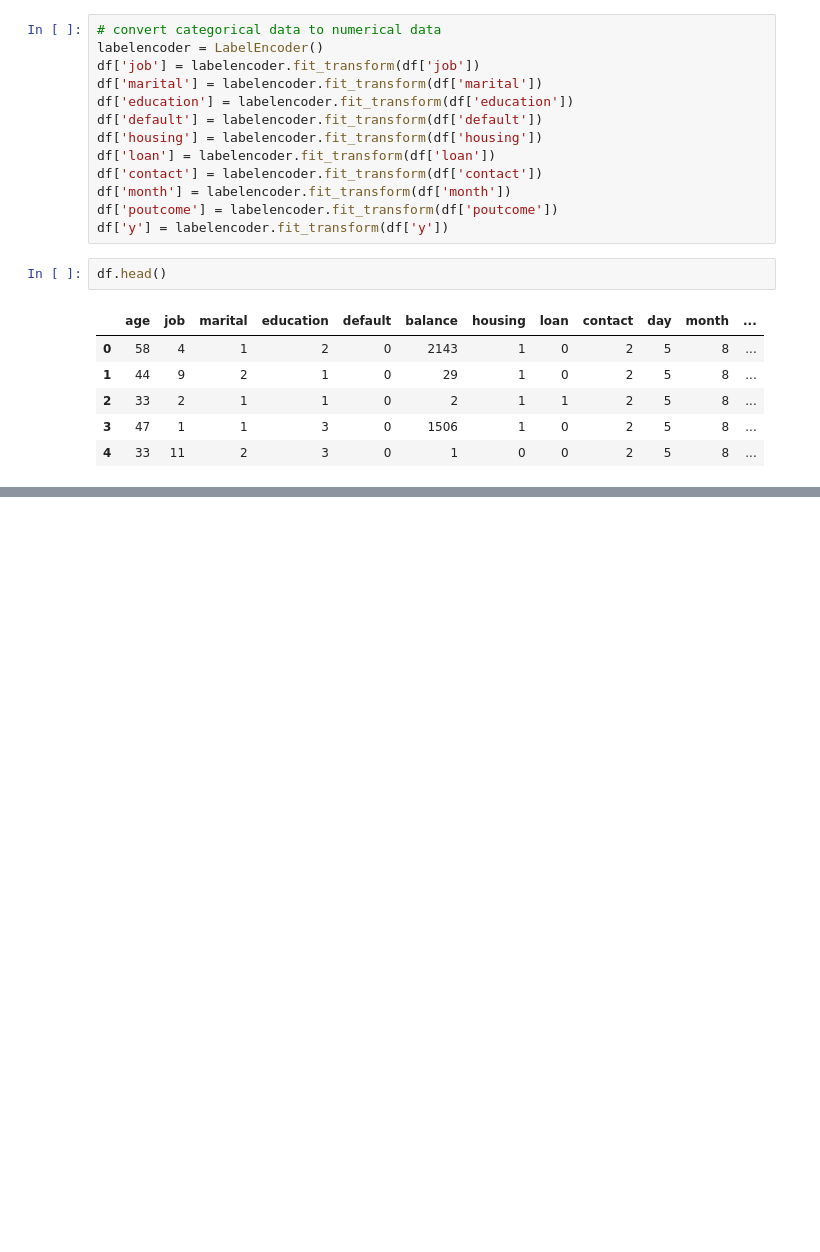
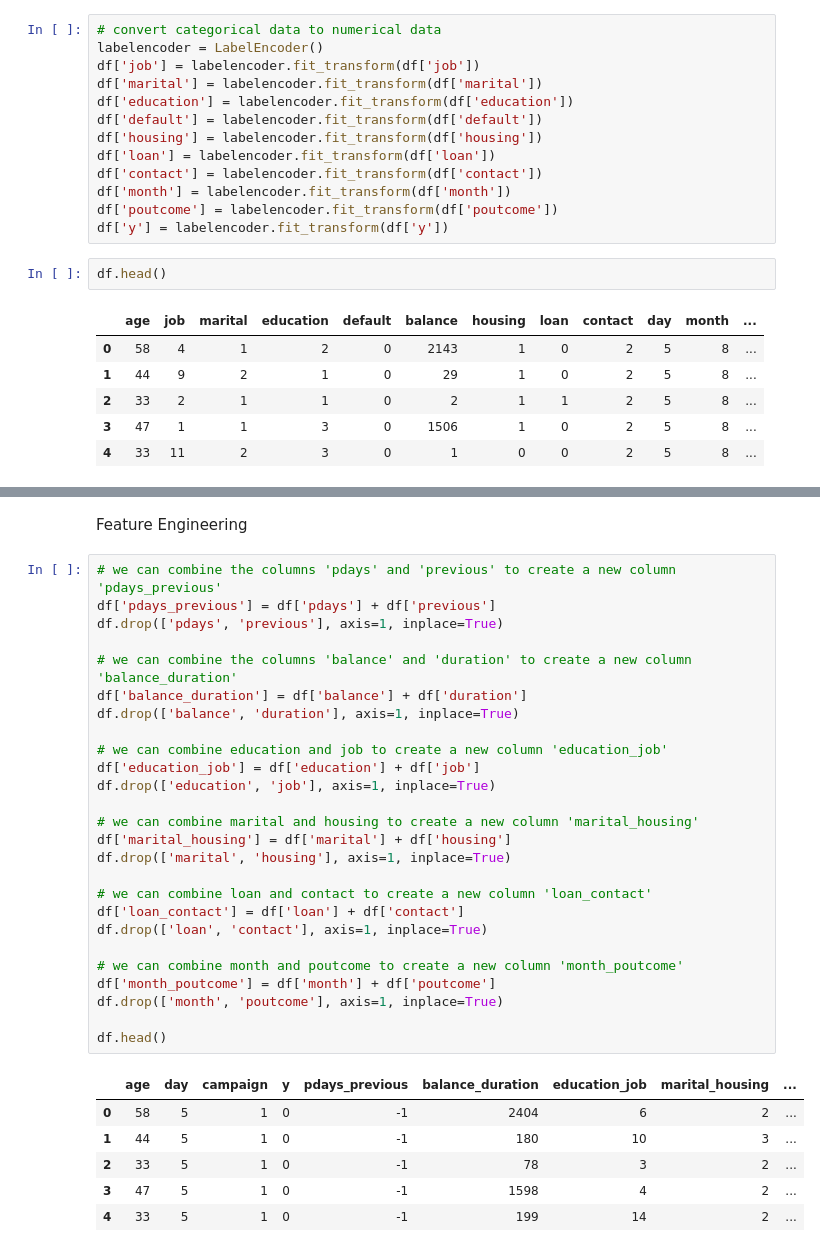
Before and after one commit to DecX-x/Client_Prediction, a Jupyter notebook: main.ipynb, the cells around one changed output, grey strips where cells are left out. Cells and saved outputs as stored; diff of their text form; blank space fills up the shorter version.

```diff
--- a/main.ipynb
+++ b/main.ipynb
@@ -96 +97,36 @@ plt.show()
+# %% [markdown]
+Feature Engineering
+# %%
+# we can combine the columns 'pdays' and 'previous' to create a new column 'pdays_previous'
+df['pdays_previous'] = df['pdays'] + df['previous']
+df.drop(['pdays', 'previous'], axis=1, inplace=True)
+
+# we can combine the columns 'balance' and 'duration' to create a new column 'balance_duration'
+df['balance_duration'] = df['balance'] + df['duration']
+df.drop(['balance', 'duration'], axis=1, inplace=True)
+
+# we can combine education and job to create a new column 'education_job'
+df['education_job'] = df['education'] + df['job']
+df.drop(['education', 'job'], axis=1, inplace=True)
+
+# we can combine marital and housing to create a new column 'marital_housing'
+df['marital_housing'] = df['marital'] + df['housing']
+df.drop(['marital', 'housing'], axis=1, inplace=True)
+
+# we can combine loan and contact to create a new column 'loan_contact'
+df['loan_contact'] = df['loan'] + df['contact']
+df.drop(['loan', 'contact'], axis=1, inplace=True)
+
+# we can combine month and poutcome to create a new column 'month_poutcome'
+df['month_poutcome'] = df['month'] + df['poutcome']
+df.drop(['month', 'poutcome'], axis=1, inplace=True)
+
+df.head()
+# %% [output]
+|  | age | day | campaign | y | pdays_previous | balance_duration | education_job | marital_housing | ... |
+| 0 | 58 | 5 | 1 | 0 | -1 | 2404 | 6 | 2 | ... |
+| 1 | 44 | 5 | 1 | 0 | -1 | 180 | 10 | 3 | ... |
+| 2 | 33 | 5 | 1 | 0 | -1 | 78 | 3 | 2 | ... |
+| 3 | 47 | 5 | 1 | 0 | -1 | 1598 | 4 | 2 | ... |
+| 4 | 33 | 5 | 1 | 0 | -1 | 199 | 14 | 2 | ... |
 # %%
```
Also changed, not shown: parts of 7 cells of this notebook.
